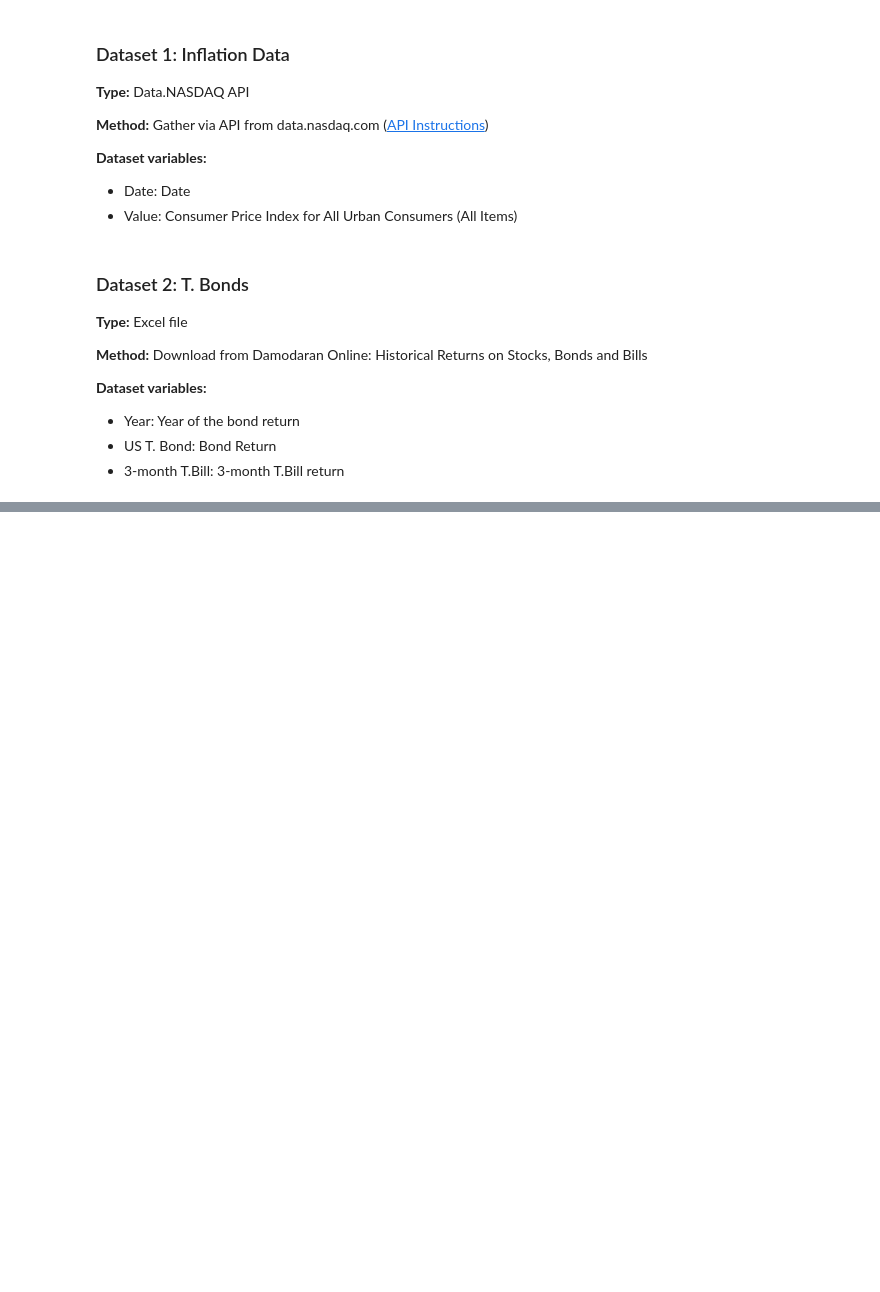
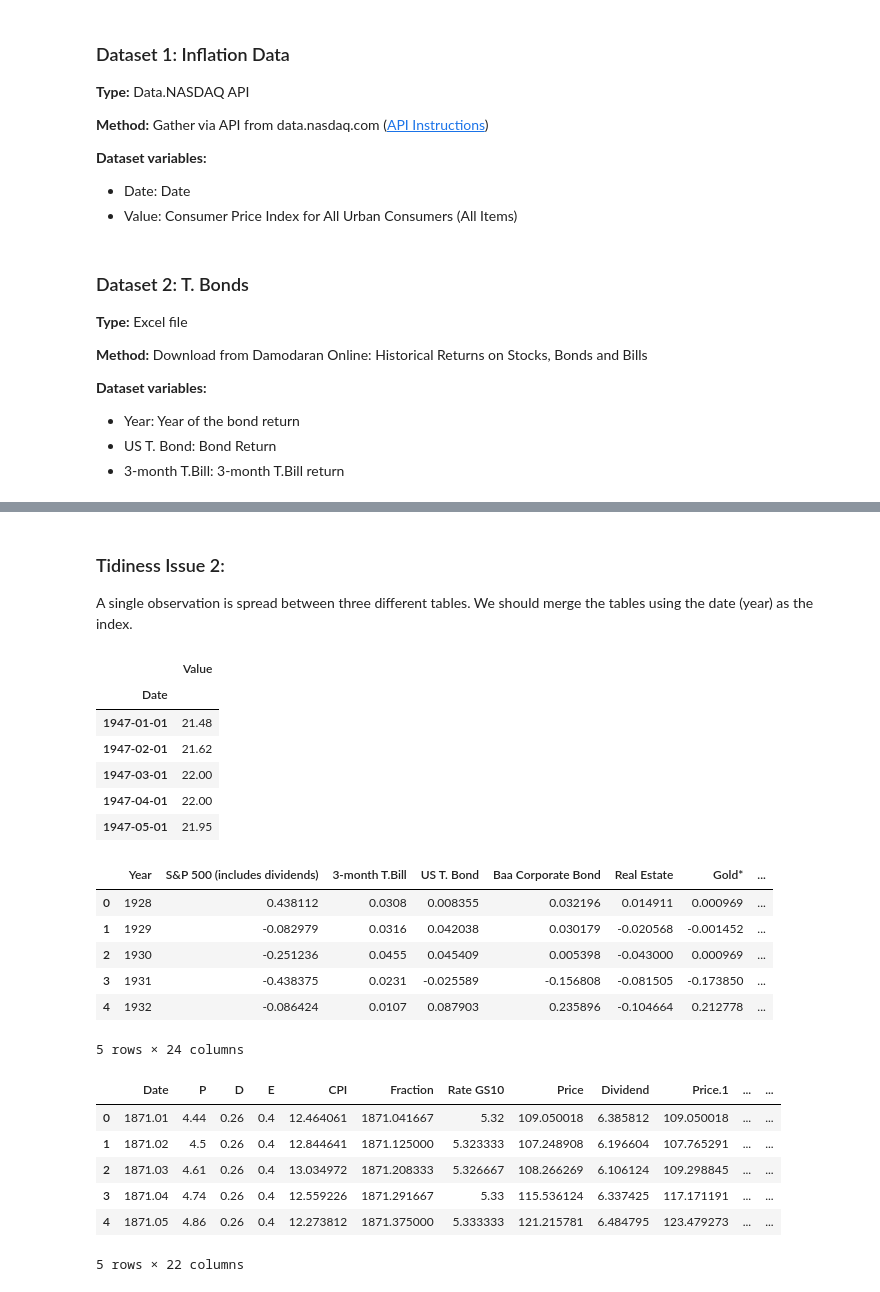
Before and after one commit to tristenwallace/asset_inflation_performance, a Jupyter notebook: asset_analysis.ipynb, the cells around one changed output, grey strips where cells are left out. Cells and saved outputs as stored; diff of their text form; code cells hidden in the pictures; blank space fills up the shorter version.

```diff
--- a/asset_analysis.ipynb
+++ b/asset_analysis.ipynb
@@ -62,0 +287,30 @@ Dividend: Dividend Price
+# %% [markdown]
+### Tidiness Issue 2:
+A single observation is spread between three different tables. We should merge the tables using the date (year) as the index.
+# %%
+# Inspect dataframes visually
+display(inflation.head())
+display(tbonds.head())
+display(sp500.head())
+# %% [output]
+|  | Value |
+| Date |  |
+| 1947-01-01 | 21.48 |
+| 1947-02-01 | 21.62 |
+| 1947-03-01 | 22.00 |
+| 1947-04-01 | 22.00 |
+| 1947-05-01 | 21.95 |
+|  | Year | S&P 500 (includes dividends) | 3-month T.Bill | US T. Bond | Baa Corporate Bond | Real Estate | Gold* | ... |
+| 0 | 1928 | 0.438112 | 0.0308 | 0.008355 | 0.032196 | 0.014911 | 0.000969 | ... |
+| 1 | 1929 | -0.082979 | 0.0316 | 0.042038 | 0.030179 | -0.020568 | -0.001452 | ... |
+| 2 | 1930 | -0.251236 | 0.0455 | 0.045409 | 0.005398 | -0.043000 | 0.000969 | ... |
+| 3 | 1931 | -0.438375 | 0.0231 | -0.025589 | -0.156808 | -0.081505 | -0.173850 | ... |
+| 4 | 1932 | -0.086424 | 0.0107 | 0.087903 | 0.235896 | -0.104664 | 0.212778 | ... |
+5 rows × 24 columns
+|  | Date | P | D | E | CPI | Fraction | Rate GS10 | Price | Dividend | Price.1 | ... | ... |
+| 0 | 1871.01 | 4.44 | 0.26 | 0.4 | 12.464061 | 1871.041667 | 5.32 | 109.050018 | 6.385812 | 109.050018 | ... | ... |
+| 1 | 1871.02 | 4.5 | 0.26 | 0.4 | 12.844641 | 1871.125000 | 5.323333 | 107.248908 | 6.196604 | 107.765291 | ... | ... |
+| 2 | 1871.03 | 4.61 | 0.26 | 0.4 | 13.034972 | 1871.208333 | 5.326667 | 108.266269 | 6.106124 | 109.298845 | ... | ... |
+| 3 | 1871.04 | 4.74 | 0.26 | 0.4 | 12.559226 | 1871.291667 | 5.33 | 115.536124 | 6.337425 | 117.171191 | ... | ... |
+| 4 | 1871.05 | 4.86 | 0.26 | 0.4 | 12.273812 | 1871.375000 | 5.333333 | 121.215781 | 6.484795 | 123.479273 | ... | ... |
+5 rows × 22 columns
```
Also changed, not shown: parts of 14 cells of this notebook.
